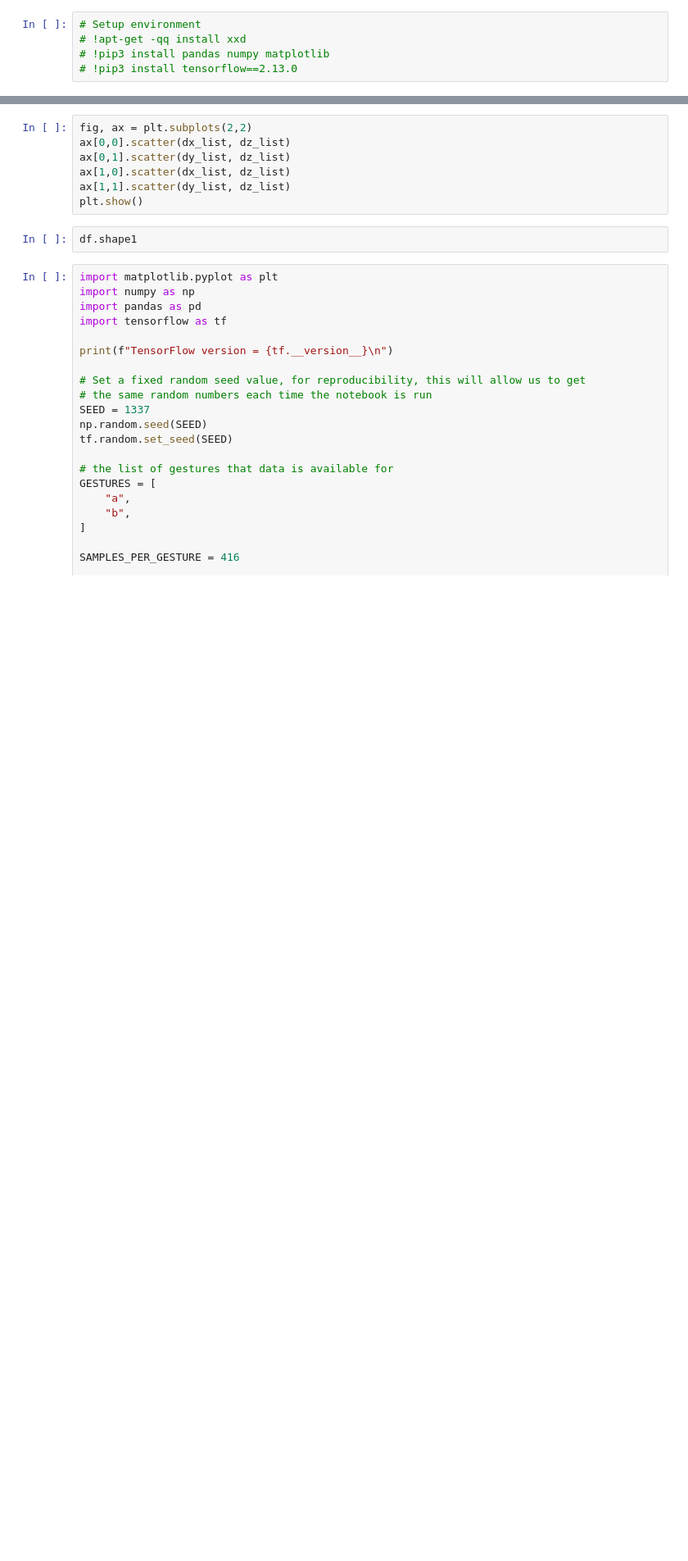
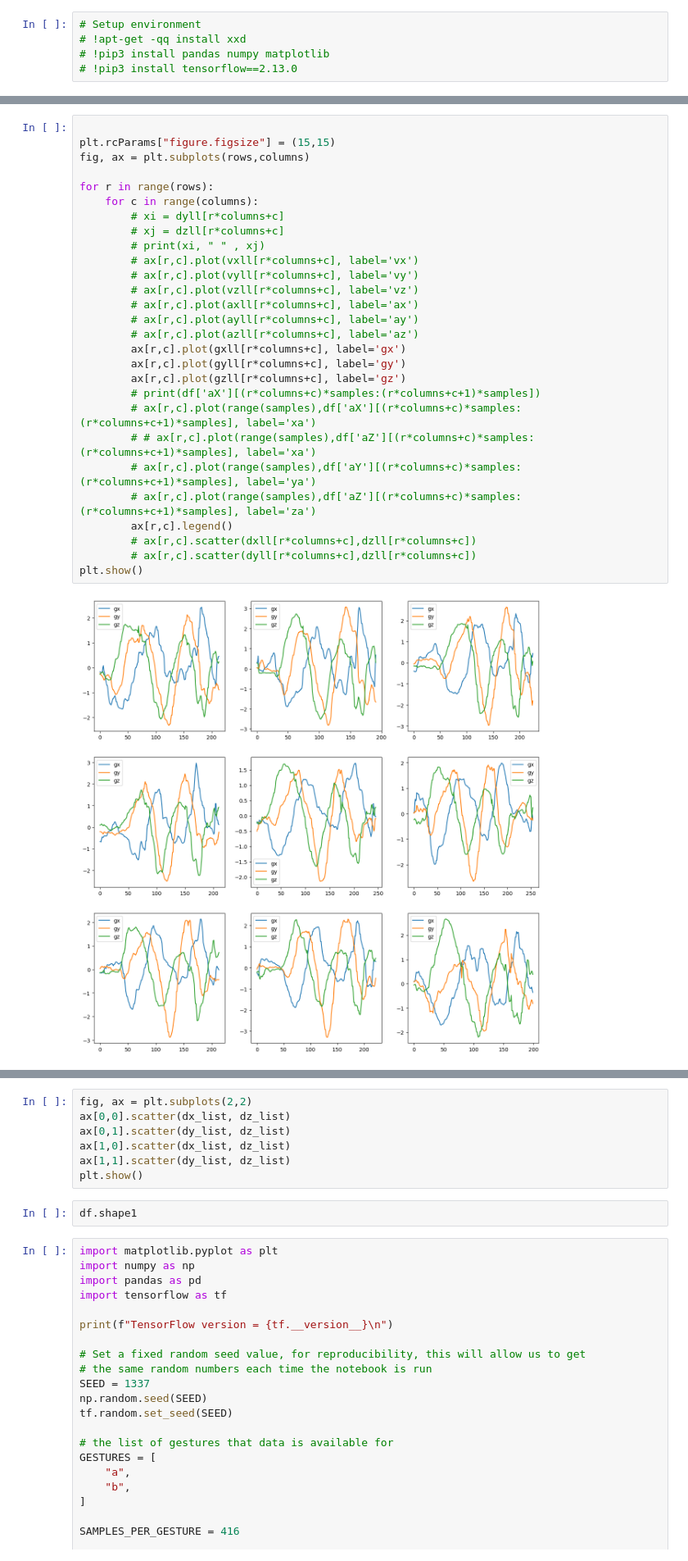
Before and after one commit to sophia-08/WeAreTheRats, a Jupyter notebook: capture/to_yz.ipynb, the cells around one changed output, grey strips where cells are left out. Shown: that part at 82% size. Cells and saved outputs as stored; diff of their text form; blank space fills up the shorter version.

```diff
--- a/capture/to_yz.ipynb
+++ b/capture/to_yz.ipynb
@@ -120,3 +169,33 @@ plt.show()
+# %%
+
+plt.rcParams["figure.figsize"] = (15,15)
+fig, ax = plt.subplots(rows,columns)
+
+for r in range(rows):
+    for c in range(columns):
+        # xi = dyll[r*columns+c]
+        # xj = dzll[r*columns+c]
+        # print(xi, " " , xj)
+        # ax[r,c].plot(vxll[r*columns+c], label='vx')
+        # ax[r,c].plot(vyll[r*columns+c], label='vy')
+        # ax[r,c].plot(vzll[r*columns+c], label='vz')
+        # ax[r,c].plot(axll[r*columns+c], label='ax')
+        # ax[r,c].plot(ayll[r*columns+c], label='ay')
+        # ax[r,c].plot(azll[r*columns+c], label='az')
+        ax[r,c].plot(gxll[r*columns+c], label='gx')
+        ax[r,c].plot(gyll[r*columns+c], label='gy')
+        ax[r,c].plot(gzll[r*columns+c], label='gz')
+        # print(df['aX'][(r*columns+c)*samples:(r*columns+c+1)*samples])
+        # ax[r,c].plot(range(samples),df['aX'][(r*columns+c)*samples:(r*columns+c+1)*samples], label='xa')
+        # # ax[r,c].plot(range(samples),df['aZ'][(r*columns+c)*samples:(r*columns+c+1)*samples], label='xa')
+        # ax[r,c].plot(range(samples),df['aY'][(r*columns+c)*samples:(r*columns+c+1)*samples], label='ya')
+        # ax[r,c].plot(range(samples),df['aZ'][(r*columns+c)*samples:(r*columns+c+1)*samples], label='za')
+        ax[r,c].legend()
+        # ax[r,c].scatter(dxll[r*columns+c],dzll[r*columns+c])
+        # ax[r,c].scatter(dyll[r*columns+c],dzll[r*columns+c])
+plt.show()
+# %% [output]
+[figure, added]
 # %%
 plt.rcParams["figure.figsize"] = (15,15)
 fig, ax = plt.subplots(rows,columns)
```
Also changed, not shown: parts of 4 cells of this notebook.
